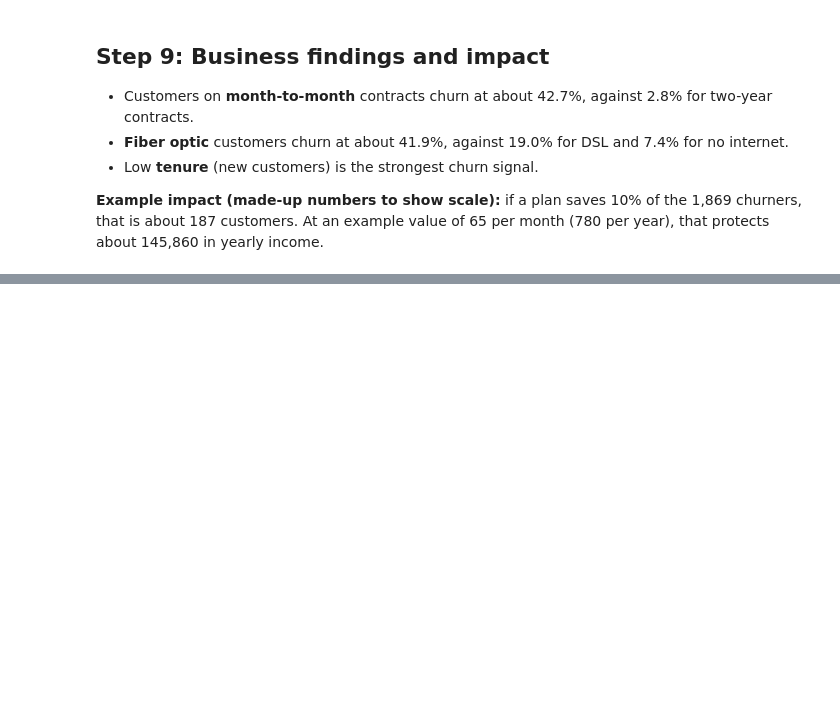
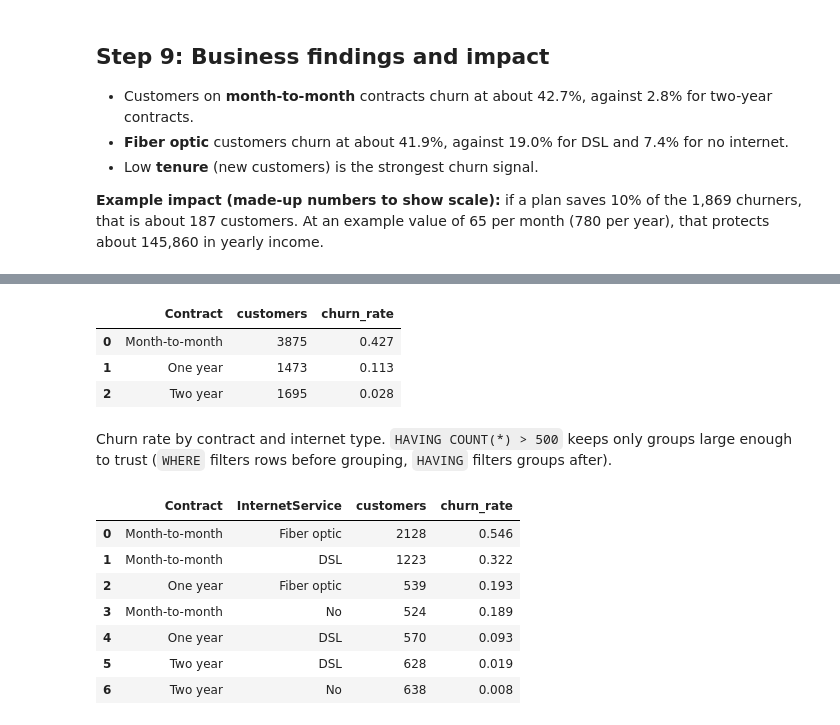
Before and after one commit to madhuraramaraj-bit/telco-churn-prediction, a Jupyter notebook: Churn_prediction.ipynb, the cells around one changed output, grey strips where cells are left out. Drawn from its saved outputs; the diff is of its cells as text; code cells hidden in the pictures; blank space fills up the shorter version.

```diff
--- a/Churn_prediction.ipynb
+++ b/Churn_prediction.ipynb
@@ -145,0 +318,39 @@ print("Yearly income protected:", round(saved) * yearly_value)
+# %%
+import sqlite3
+
+conn = sqlite3.connect(":memory:")
+
+def sql(query):
+    return pd.read_sql_query(query, conn)
+
+df.to_sql("churn", conn, index=False, if_exists="replace")
+
+sql("""
+SELECT Contract, COUNT(*) AS customers, ROUND(AVG(Churn), 3) AS churn_rate
+FROM churn
+GROUP BY Contract
+""")
+# %% [output]
+|  | Contract | customers | churn_rate |
+| 0 | Month-to-month | 3875 | 0.427 |
+| 1 | One year | 1473 | 0.113 |
+| 2 | Two year | 1695 | 0.028 |
+# %% [markdown]
+Churn rate by contract and internet type. `HAVING COUNT(*) > 500` keeps only groups large enough to trust (`WHERE` filters rows before grouping, `HAVING` filters groups after).
+# %%
+sql("""
+SELECT Contract, InternetService, COUNT(*) AS customers, ROUND(AVG(Churn), 3) AS churn_rate
+FROM churn
+GROUP BY Contract, InternetService
+HAVING COUNT(*) > 500
+ORDER BY churn_rate DESC
+""")
+# %% [output]
+|  | Contract | InternetService | customers | churn_rate |
+| 0 | Month-to-month | Fiber optic | 2128 | 0.546 |
+| 1 | Month-to-month | DSL | 1223 | 0.322 |
+| 2 | One year | Fiber optic | 539 | 0.193 |
+| 3 | Month-to-month | No | 524 | 0.189 |
+| 4 | One year | DSL | 570 | 0.093 |
+| 5 | Two year | DSL | 628 | 0.019 |
+| 6 | Two year | No | 638 | 0.008 |
```
Also changed, not shown: parts of 29 cells of this notebook.
